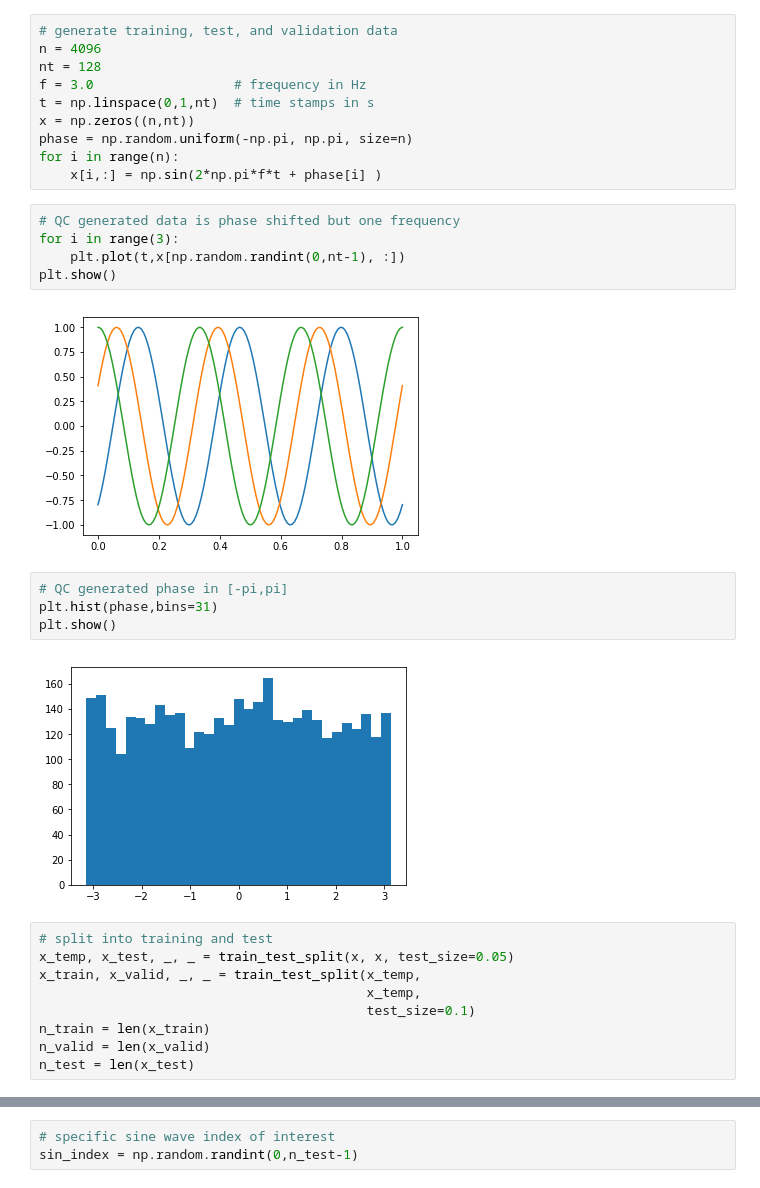
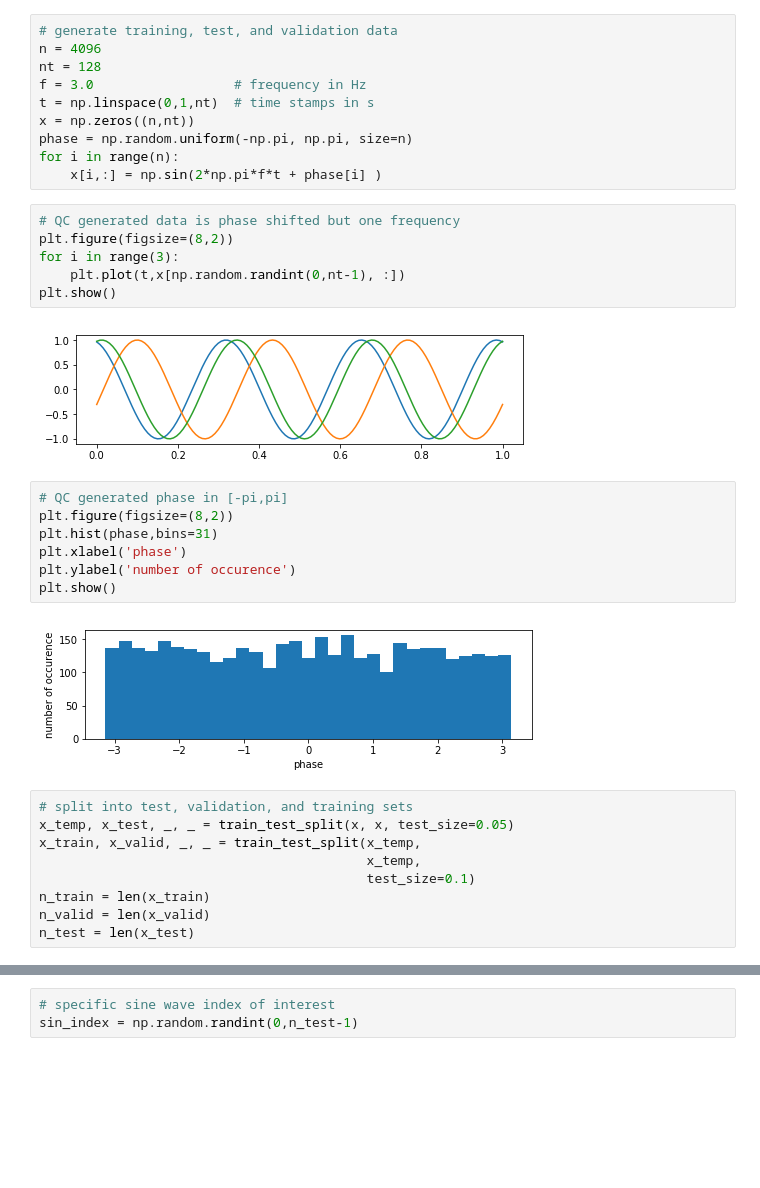
Before and after one commit to MLGeophysics/community, a Jupyter notebook: docs/projects/auto-encoder/how_to_autoencode.ipynb, the cells around one changed output, grey strips where cells are left out. Saved outputs shown, nothing was run; the diff lists cells and outputs as text; blank space fills up the shorter version.

```diff
--- a/docs/projects/auto-encoder/how_to_autoencode.ipynb
+++ b/docs/projects/auto-encoder/how_to_autoencode.ipynb
@@ -35,19 +30,23 @@ for i in range(n):
     x[i,:] = np.sin(2*np.pi*f*t + phase[i] )
 # %%
 # QC generated data is phase shifted but one frequency
+plt.figure(figsize=(8,2))
 for i in range(3):
     plt.plot(t,x[np.random.randint(0,nt-1), :])
 plt.show()
 # %% [output]
-[figure, old version]
+[figure, new version]
 # %%
 # QC generated phase in [-pi,pi]
+plt.figure(figsize=(8,2))
 plt.hist(phase,bins=31)
+plt.xlabel('phase')
+plt.ylabel('number of occurence')
 plt.show()
 # %% [output]
-[figure, old version]
+[figure, new version]
 # %%
-# split into training and test
+# split into test, validation, and training sets
 x_temp, x_test, _, _ = train_test_split(x, x, test_size=0.05)
 x_train, x_valid, _, _ = train_test_split(x_temp,
                                           x_temp,
```
Also changed, not shown: parts of 18 cells of this notebook.
